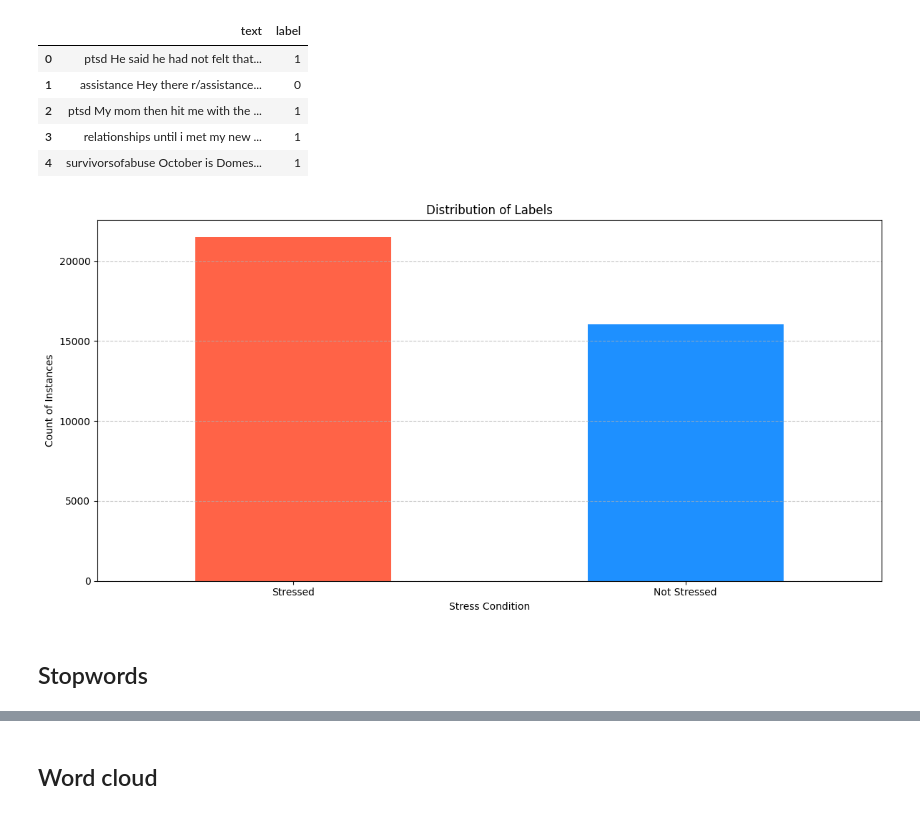
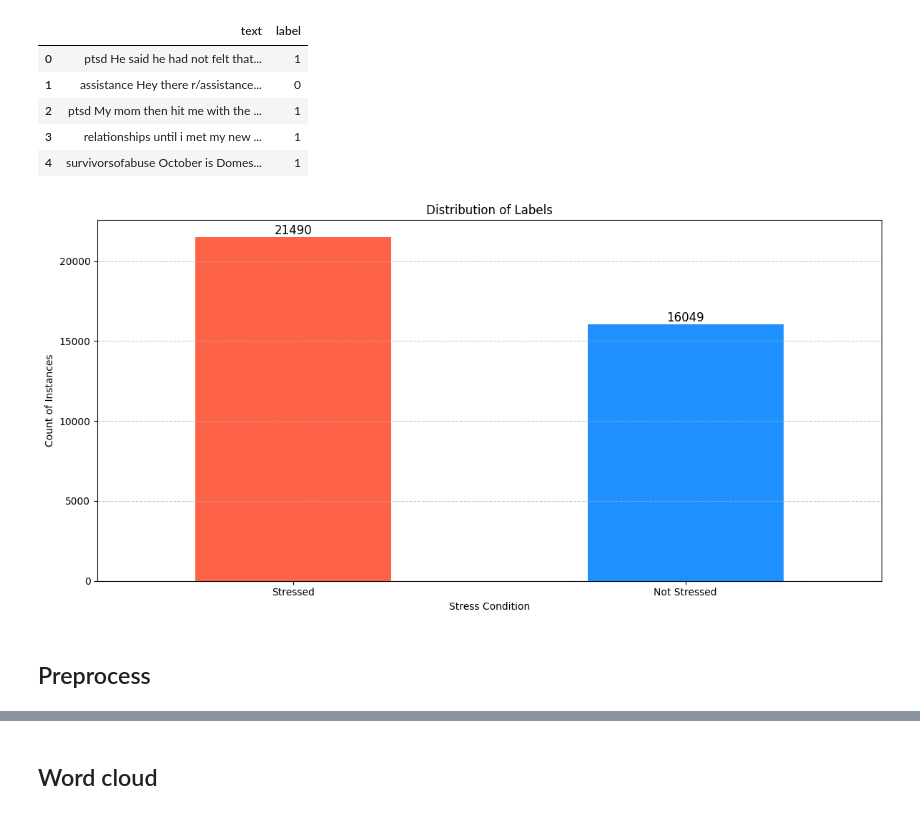
Before and after one commit to akmalmzkki/agen-mental-health-app, a Jupyter notebook: architecture/analisis sentimen stress.ipynb, the cells around one changed output, grey strips where cells are left out. Saved outputs shown, nothing was run; the diff lists cells and outputs as text; code cells hidden in the pictures.

```diff
--- a/architecture/analisis sentimen stress.ipynb
+++ b/architecture/analisis sentimen stress.ipynb
@@ -94,20 +94,20 @@ df.head()
 # %%
 df.dropna(inplace=True)
 # %%
-import matplotlib.pyplot as plt
-
 plt.figure(figsize=(12, 6))
-colors = ['#FF6347', '#1E90FF']  # Warna untuk kategori Stressed dan Not Stressed
+colors = ['#FF6347', '#1E90FF']
 df['label'].value_counts().plot(kind='bar', color=colors)
+for i, txt in enumerate(df['label'].value_counts()):
+    plt.text(i, txt, txt, ha='center', va='bottom', fontsize=12)
 plt.xticks(ticks=[0, 1], labels=['Stressed', 'Not Stressed'], rotation=0)
 plt.xlabel('Stress Condition')
 plt.ylabel('Count of Instances')
 plt.title('Distribution of Labels')
-plt.grid(axis='y', linestyle='--', alpha=0.7)  # Tambahkan grid untuk memperjelas visualisasi
-plt.tight_layout()  # Memastikan semua elemen terlihat dengan jelas
+plt.grid(axis='y', linestyle='--', alpha=0.7)
+plt.tight_layout()
 plt.show()
 # %% [output]
-[figure, old version]
+[figure, new version]
 # %% [markdown]
-## Stopwords
+## Preprocess
 # %%
```
Also changed, not shown: parts of 17 cells of this notebook, 14 other files.
